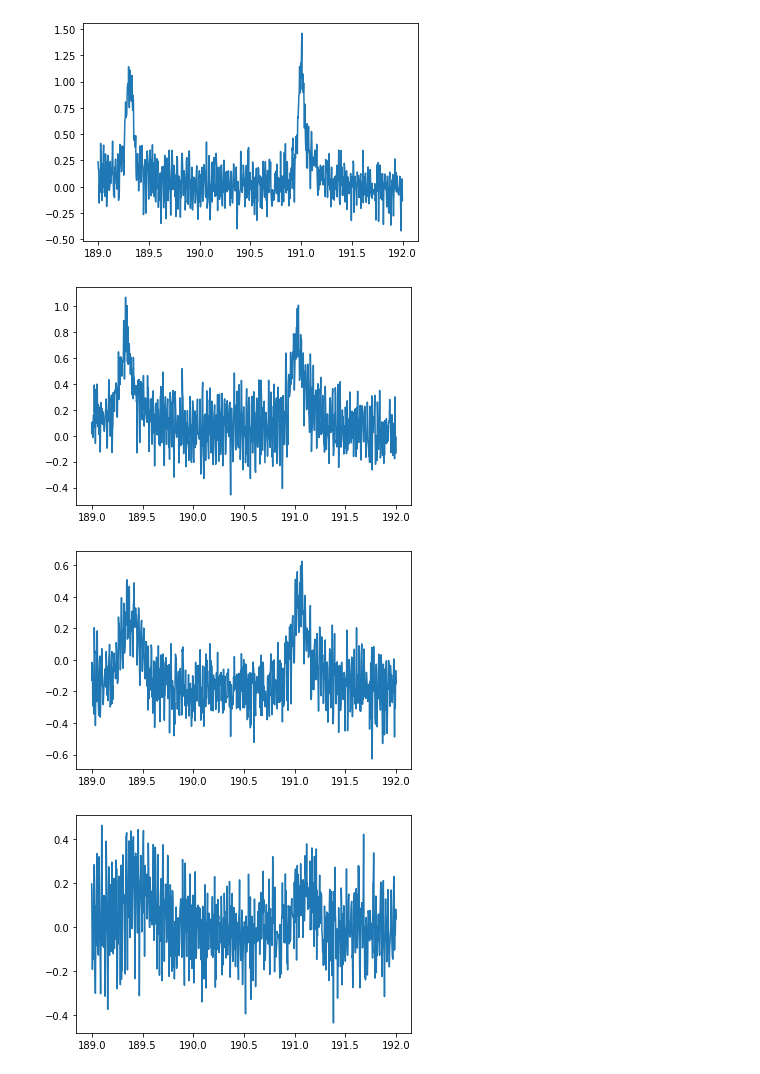
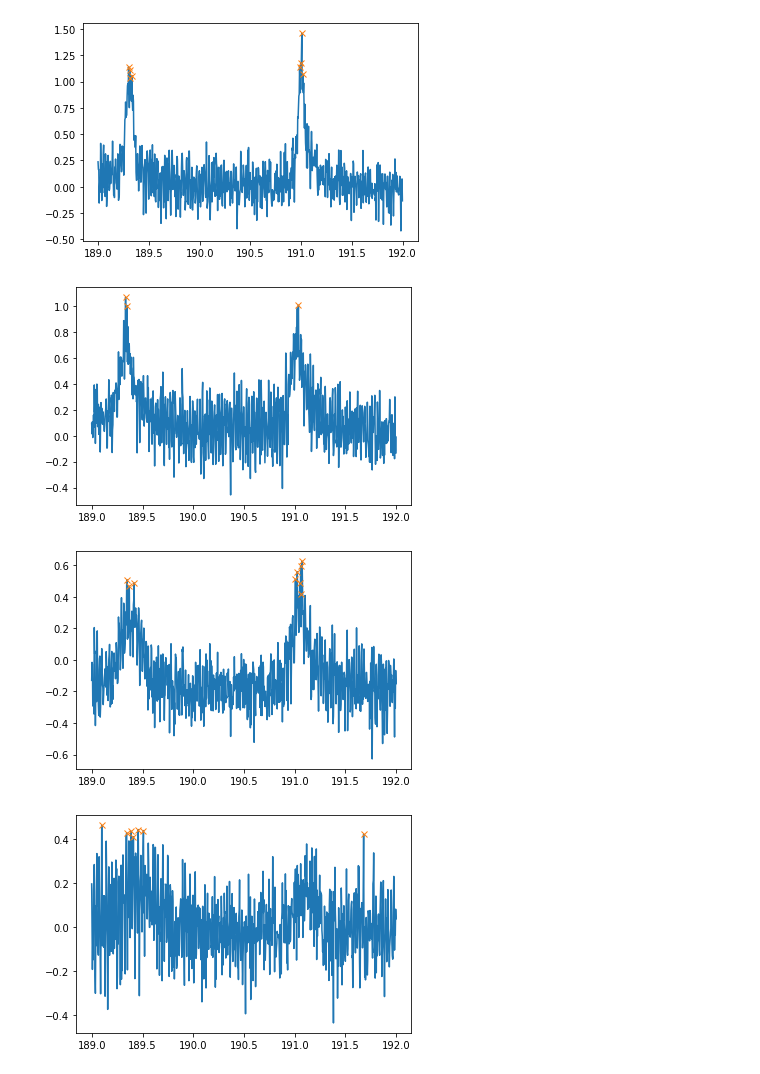
Before and after one commit to JUOM2016/Quick_cal_and_plotting, a Jupyter notebook: absorption_white_light_OD_quick_plot.ipynb, the cells around one changed output. Saved outputs shown, nothing was run; the diff lists cells and outputs as text; code cells hidden in the pictures.

```diff
--- a/absorption_white_light_OD_quick_plot.ipynb
+++ b/absorption_white_light_OD_quick_plot.ipynb
@@ -29,7 +29,7 @@ for index,file in enumerate(file_name):
     data[index*2]=read_data[0]
     data[index*2+1]=read_data[1]
 # %%
-peak_height=[1.25,1.0,1.0,0.41,0.4,0.04]
+peak_height=[1.25,1.0,1.0,0.41,0.4,0.5]
 
 for index in range(len(file_name)-1):
     freq=data[index*2]
@@ -50,5 +50,5 @@ for index in range(len(file_name)-1):
 
     fig,ax=plt.subplots()
     ax.plot(freq_plot,intensity_plot)
-    #ax.plot(freq_plot[peaks], intensity_plot[peaks], "x")
+    ax.plot(freq_plot[peaks], intensity_plot[peaks], "x")
 # %% [output]
@@ -56,4 +56,4 @@ for index in range(len(file_name)-1):
-[figure, old version]
+[figure, new version]
-[figure, old version]
+[figure, new version]
-[figure, old version]
+[figure, new version]
-[figure, old version]
+[figure, new version]
```
Also changed, not shown: parts of 1 cell of this notebook, 1 other file.
